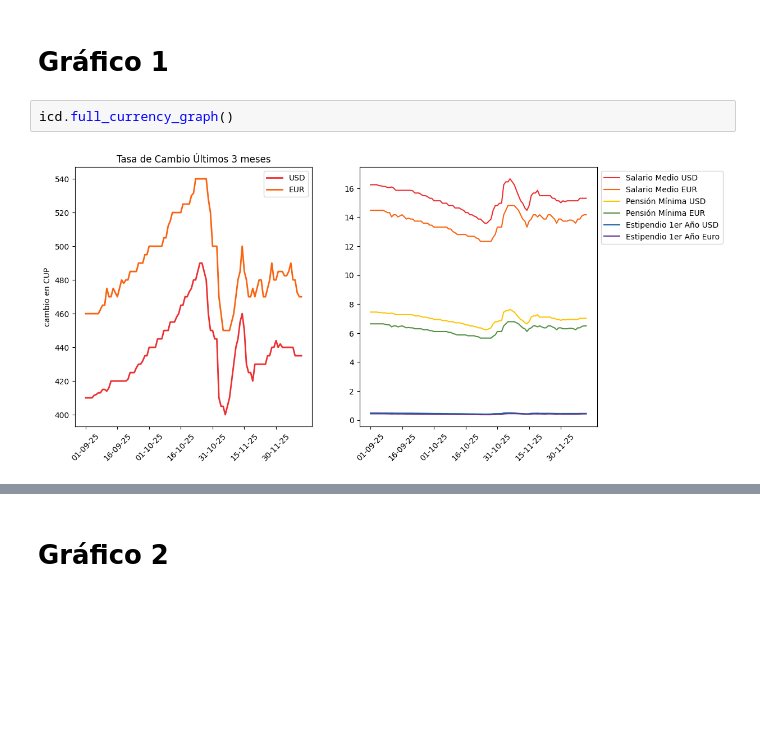
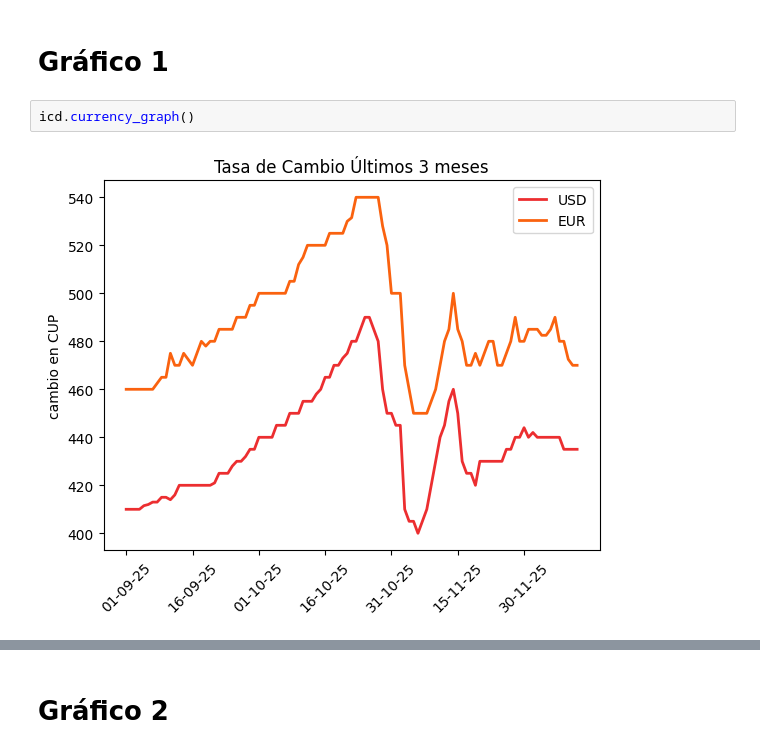
Before and after one commit to FabianCabreraD/Proyecto-ICD, a Jupyter notebook: main.ipynb, the cells around one changed output, grey strips where cells are left out. Cells and saved outputs as stored; diff of their text form; blank space fills up the shorter version.

```diff
--- a/main.ipynb
+++ b/main.ipynb
@@ -5,9 +7,9 @@ import icd_module as icd
 # %% [markdown]
 <h1>Gráfico 1</h1>
 # %%
-icd.full_currency_graph()
+icd.currency_graph()
 # %% [output]
-[figure, old version]
+[figure, new version]
 # %% [markdown]
 ![](img/data2.png)
 # %%
```
Also changed, not shown: parts of 11 cells of this notebook, 1 other file.
